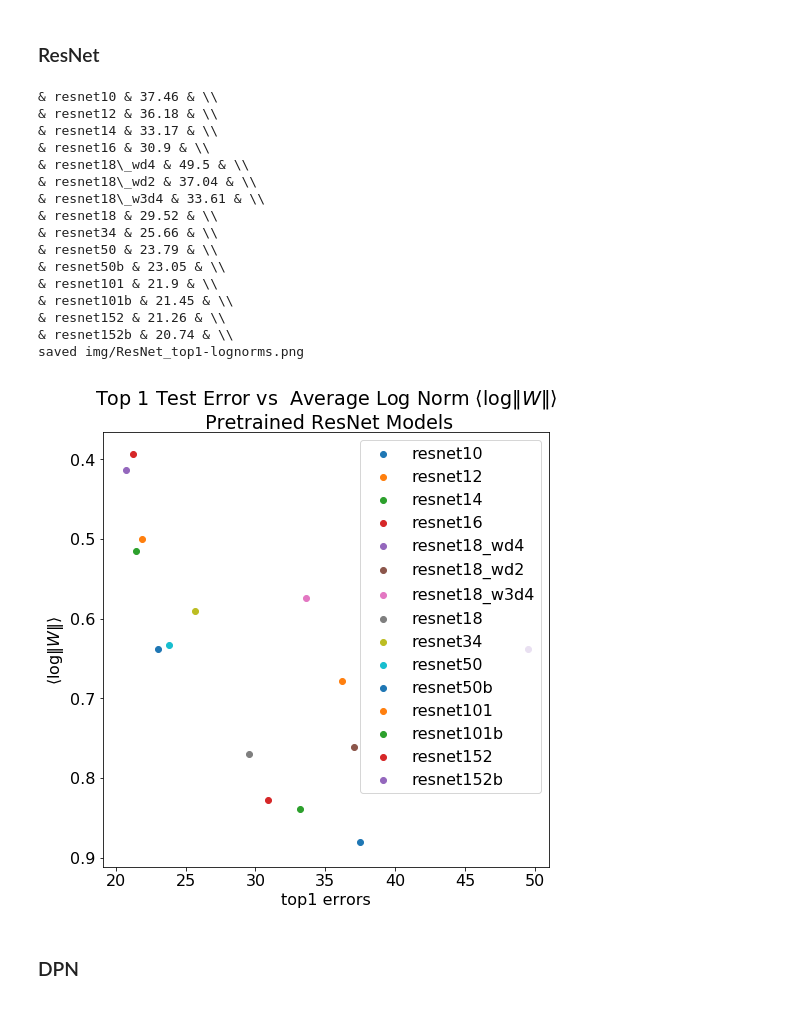
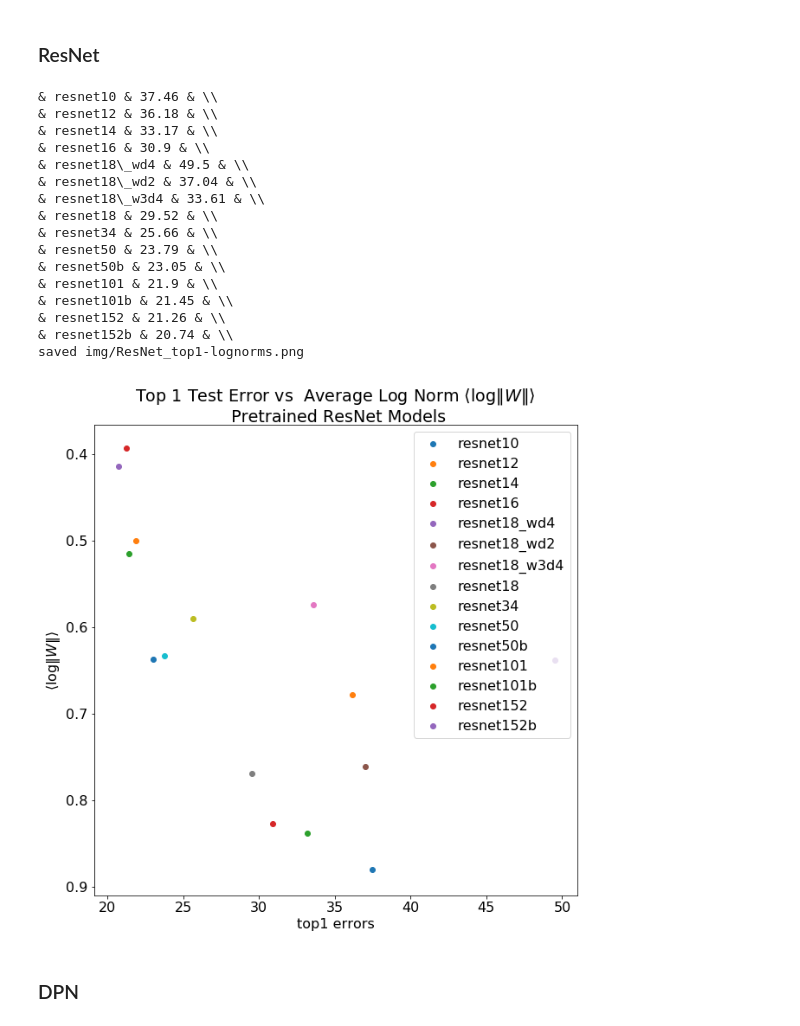
Before and after one commit to CalculatedContent/PredictingTestAccuracies, a Jupyter notebook: EvenMore-pytorch-models-OSMR-lognorm.ipynb, the cells around one changed output. Cells and saved outputs as stored; diff of their text form; code cells hidden in the pictures.

```diff
--- a/EvenMore-pytorch-models-OSMR-lognorm.ipynb
+++ b/EvenMore-pytorch-models-OSMR-lognorm.ipynb
@@ -278,7 +278,7 @@ resnet18_wd2
 def plot_top_errors(title, fixednames=None, tops=["top1"]):
 
     matplotlib.rcParams.update({'font.size': 16})
-    plt.rcParams['figure.figsize'] = [8,8]
+    plt.rcParams['figure.figsize'] = [10,10]
 
 
     for top in tops:
@@ -329,26 +329,26 @@ saved img/MeNet_top1-lognorms.png
 # %% [markdown]
 ### ResNet
 # %%
-plt.rcParams['figure.figsize'] = [8,8]
+plt.rcParams['figure.figsize'] = [10,10]
 plot_top_errors("ResNet")
 # %% [output]
 & resnet10 & 37.46 & \\
 & resnet12 & 36.18 & \\
 & resnet14 & 33.17 & \\
 & resnet16 & 30.9 & \\
 & resnet18\_wd4 & 49.5 & \\
 & resnet18\_wd2 & 37.04 & \\
 & resnet18\_w3d4 & 33.61 & \\
 & resnet18 & 29.52 & \\
 & resnet34 & 25.66 & \\
 & resnet50 & 23.79 & \\
 & resnet50b & 23.05 & \\
 & resnet101 & 21.9 & \\
 & resnet101b & 21.45 & \\
 & resnet152 & 21.26 & \\
 & resnet152b & 20.74 & \\
 saved img/ResNet_top1-lognorms.png
-[figure, old version]
+[figure, new version]
 # %% [markdown]
 ### DPN
 # %%
```
Also changed, not shown: parts of 12 cells of this notebook, 17 other files.
